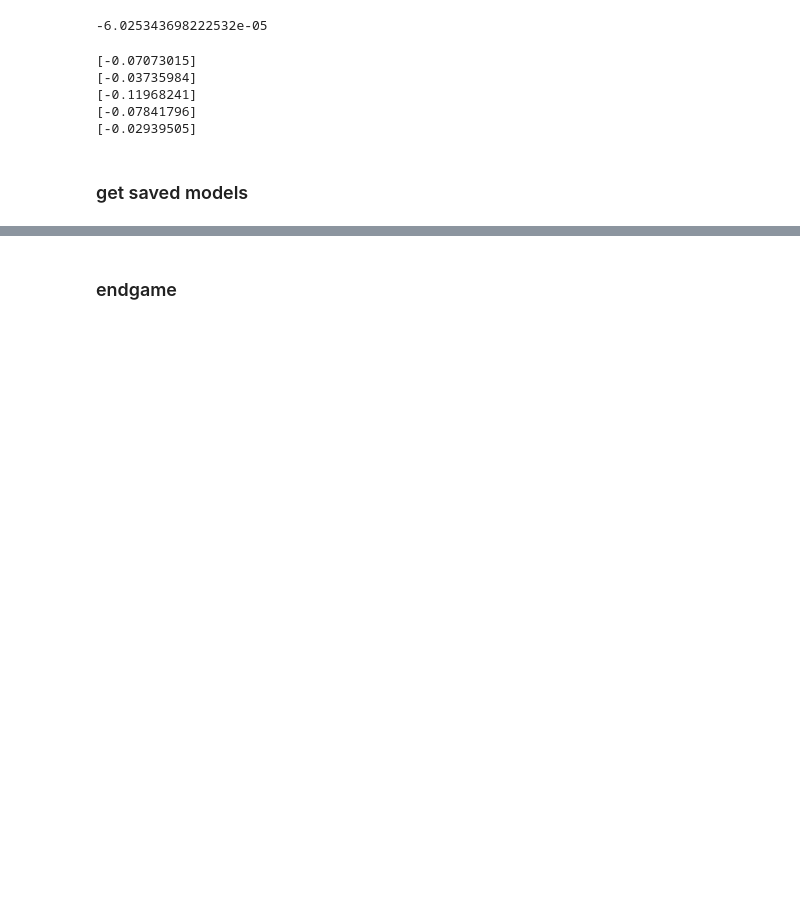
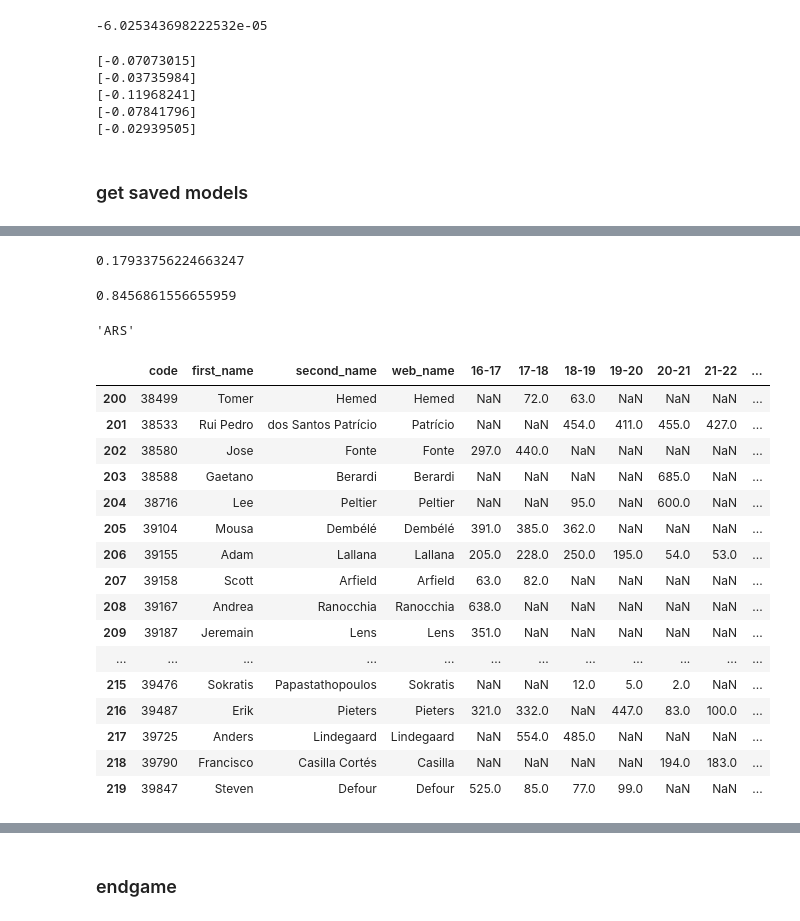
Before and after one commit to spiros26/FPL-Project, a Jupyter notebook: ev_creator/ALEX.ipynb, the cells around one changed output, grey strips where cells are left out. Saved outputs shown, nothing was run; the diff lists cells and outputs as text; code cells hidden in the pictures; blank space fills up the shorter version.

Commit message:
new season

```diff
--- a/ev_creator/ALEX.ipynb
+++ b/ev_creator/ALEX.ipynb
@@ -572,0 +604,80 @@ pens = pickle.load(open(filename, 'rb'))
+# %%
+import asyncio
+import pandas as pd
+import aiohttp
+from understat import Understat
+from modules.useful_functions import npxGp90, npg_rate_season, rates100, finishing_rate
+
+async def player_understat_file(id):
+    async with aiohttp.ClientSession() as session:
+        understat = Understat(session)
+        # Using **kwargs
+        player_matches = await understat.get_player_matches(id)
+        player_matches = pd.DataFrame(player_matches)
+        cols=[i for i in player_matches.columns if i not in ['position', 'h_team', 'a_team', 'date']]
+        for col in cols:
+            player_matches[col]=pd.to_numeric(player_matches[col])
+        return player_matches
+
+
+loop = asyncio.get_event_loop()
+df = loop.run_until_complete(player_understat_file(5543))
+kickoff_time = '2023-08-12T19:00:00Z'
+season = 2023
+npxGp90(df, 2022, kickoff_time, 4)
+npg_rate_season(df, kickoff_time, season)
+print(rates100(df, kickoff_time, 'npxG') / rates100(df, kickoff_time, 'shots'))
+finishing_rate(df)
+# %% [output]
+0.17933756224663247
+0.8456861556655959
+# %%
+teams2023[teams2023['id']==1]['short_name'].iloc[0]
+# %% [output]
+'ARS'
+# %%
+import pandas as pd
+import requests
+import numpy as np
+from modules.useful_functions import team_id
+
+season = '2023-24'
+master_path = '../data/FPL-ID-Map/Master.csv'
+master = pd.read_csv(master_path)
+url = 'https://fantasy.premierleague.com/api/bootstrap-static/'
+df = pd.DataFrame(requests.get(url).json()['elements']) #players raw
+teams2023 = pd.DataFrame(requests.get(url).json()['teams'])
+ids2023 = []
+short_teams = []
+
+for row in range(master.shape[0]):
+    try:
+        id = df[df['code']==master['code'].iloc[row]]['id'].iloc[0]
+        tid = team_id(id, season, df)
+        ids2023.append(id)
+        short_teams.append(teams2023[teams2023['id']==tid]['short_name'].iloc[0])
+    except:
+        ids2023.append(np.NaN)
+        short_teams.append(np.NaN)
+master['23-24'] = ids2023
+master['Team'] = short_teams
+# %%
+master[200:220]
+# %% [output]
+|  | code | first_name | second_name | web_name | 16-17 | 17-18 | 18-19 | 19-20 | 20-21 | 21-22 | ... |
+| 200 | 38499 | Tomer | Hemed | Hemed | NaN | 72.0 | 63.0 | NaN | NaN | NaN | ... |
+| 201 | 38533 | Rui Pedro | dos Santos Patrício | Patrício | NaN | NaN | 454.0 | 411.0 | 455.0 | 427.0 | ... |
+| 202 | 38580 | Jose | Fonte | Fonte | 297.0 | 440.0 | NaN | NaN | NaN | NaN | ... |
+| 203 | 38588 | Gaetano | Berardi | Berardi | NaN | NaN | NaN | NaN | 685.0 | NaN | ... |
+| 204 | 38716 | Lee | Peltier | Peltier | NaN | NaN | 95.0 | NaN | 600.0 | NaN | ... |
+| 205 | 39104 | Mousa | Dembélé | Dembélé | 391.0 | 385.0 | 362.0 | NaN | NaN | NaN | ... |
+| 206 | 39155 | Adam | Lallana | Lallana | 205.0 | 228.0 | 250.0 | 195.0 | 54.0 | 53.0 | ... |
+| 207 | 39158 | Scott | Arfield | Arfield | 63.0 | 82.0 | NaN | NaN | NaN | NaN | ... |
+| 208 | 39167 | Andrea | Ranocchia | Ranocchia | 638.0 | NaN | NaN | NaN | NaN | NaN | ... |
+| 209 | 39187 | Jeremain | Lens | Lens | 351.0 | NaN | NaN | NaN | NaN | NaN | ... |
+| ... | ... | ... | ... | ... | ... | ... | ... | ... | ... | ... | ... |
+| 215 | 39476 | Sokratis | Papastathopoulos | Sokratis | NaN | NaN | 12.0 | 5.0 | 2.0 | NaN | ... |
+| 216 | 39487 | Erik | Pieters | Pieters | 321.0 | 332.0 | NaN | 447.0 | 83.0 | 100.0 | ... |
+| 217 | 39725 | Anders | Lindegaard | Lindegaard | NaN | 554.0 | 485.0 | NaN | NaN | NaN | ... |
+| 218 | 39790 | Francisco | Casilla Cortés | Casilla | NaN | NaN | NaN | NaN | 194.0 | 183.0 | ... |
+| 219 | 39847 | Steven | Defour | Defour | 525.0 | 85.0 | 77.0 | 99.0 | NaN | NaN | ... |
```
Also changed, not shown: parts of 8 cells of this notebook, 35 other files.
